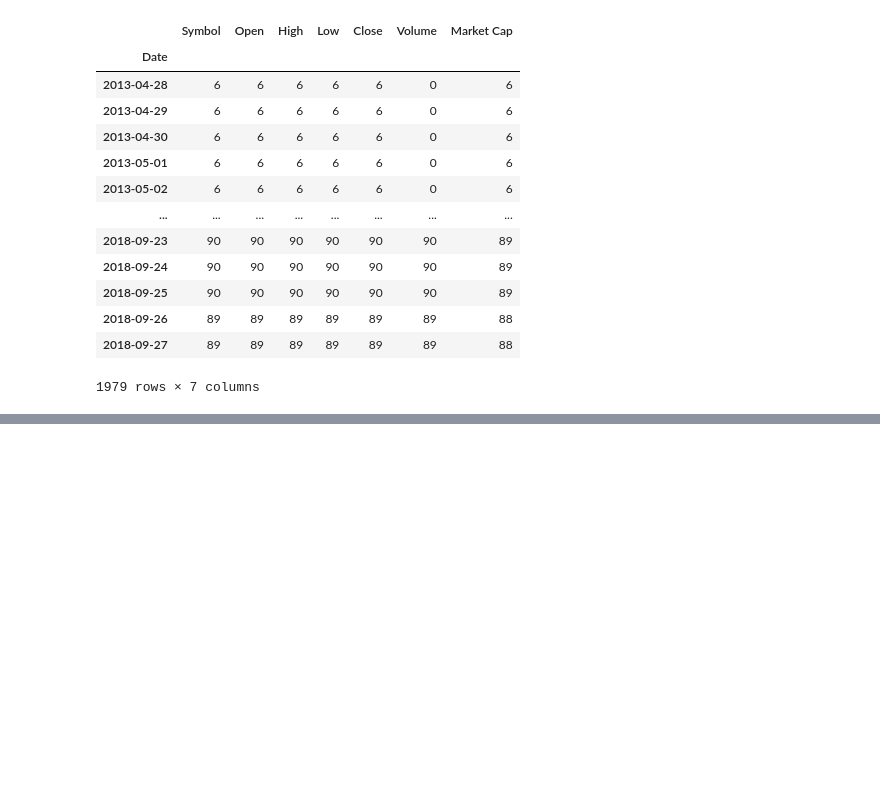
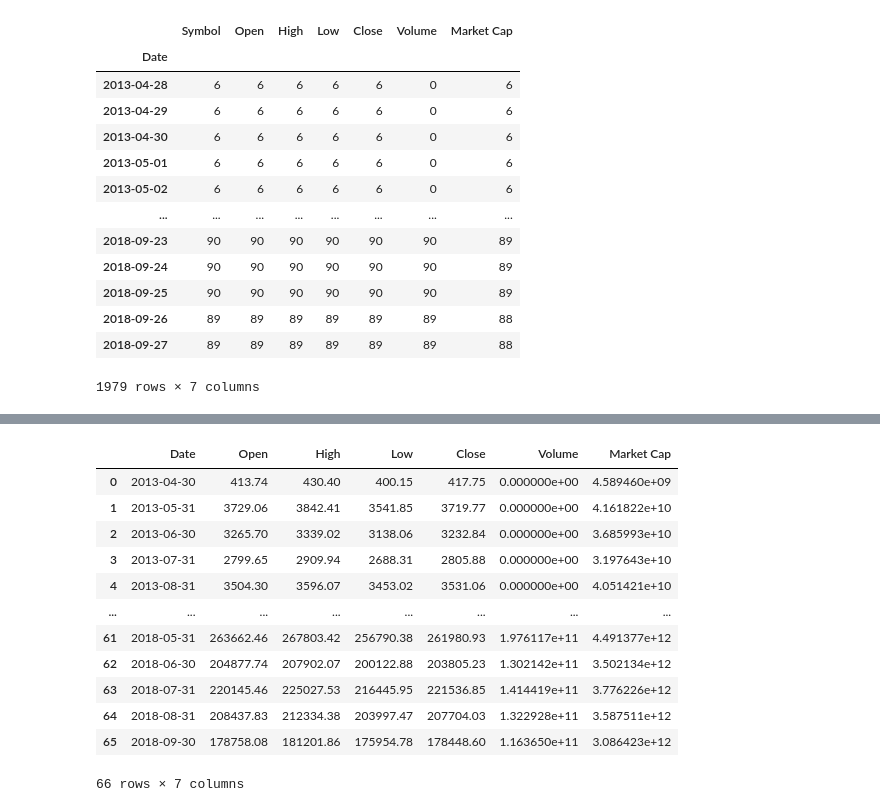
Before and after one commit to samjdedes/time_series_analysis, a Jupyter notebook: notebooks/EDA.ipynb, the cells around one changed output, grey strips where cells are left out. Saved outputs shown, nothing was run; the diff lists cells and outputs as text; code cells hidden in the pictures; blank space fills up the shorter version.

```diff
--- a/notebooks/EDA.ipynb
+++ b/notebooks/EDA.ipynb
@@ -581,0 +692,17 @@ ts_new.resample('D').count()
+# %%
+btcM = btc.resample('M').sum().reset_index()
+btcM
+# %% [output]
+|  | Date | Open | High | Low | Close | Volume | Market Cap |
+| 0 | 2013-04-30 | 413.74 | 430.40 | 400.15 | 417.75 | 0.000000e+00 | 4.589460e+09 |
+| 1 | 2013-05-31 | 3729.06 | 3842.41 | 3541.85 | 3719.77 | 0.000000e+00 | 4.161822e+10 |
+| 2 | 2013-06-30 | 3265.70 | 3339.02 | 3138.06 | 3232.84 | 0.000000e+00 | 3.685993e+10 |
+| 3 | 2013-07-31 | 2799.65 | 2909.94 | 2688.31 | 2805.88 | 0.000000e+00 | 3.197643e+10 |
+| 4 | 2013-08-31 | 3504.30 | 3596.07 | 3453.02 | 3531.06 | 0.000000e+00 | 4.051421e+10 |
+| ... | ... | ... | ... | ... | ... | ... | ... |
+| 61 | 2018-05-31 | 263662.46 | 267803.42 | 256790.38 | 261980.93 | 1.976117e+11 | 4.491377e+12 |
+| 62 | 2018-06-30 | 204877.74 | 207902.07 | 200122.88 | 203805.23 | 1.302142e+11 | 3.502134e+12 |
+| 63 | 2018-07-31 | 220145.46 | 225027.53 | 216445.95 | 221536.85 | 1.414419e+11 | 3.776226e+12 |
+| 64 | 2018-08-31 | 208437.83 | 212334.38 | 203997.47 | 207704.03 | 1.322928e+11 | 3.587511e+12 |
+| 65 | 2018-09-30 | 178758.08 | 181201.86 | 175954.78 | 178448.60 | 1.163650e+11 | 3.086423e+12 |
+66 rows × 7 columns
```
Also changed, not shown: parts of 14 cells of this notebook.
